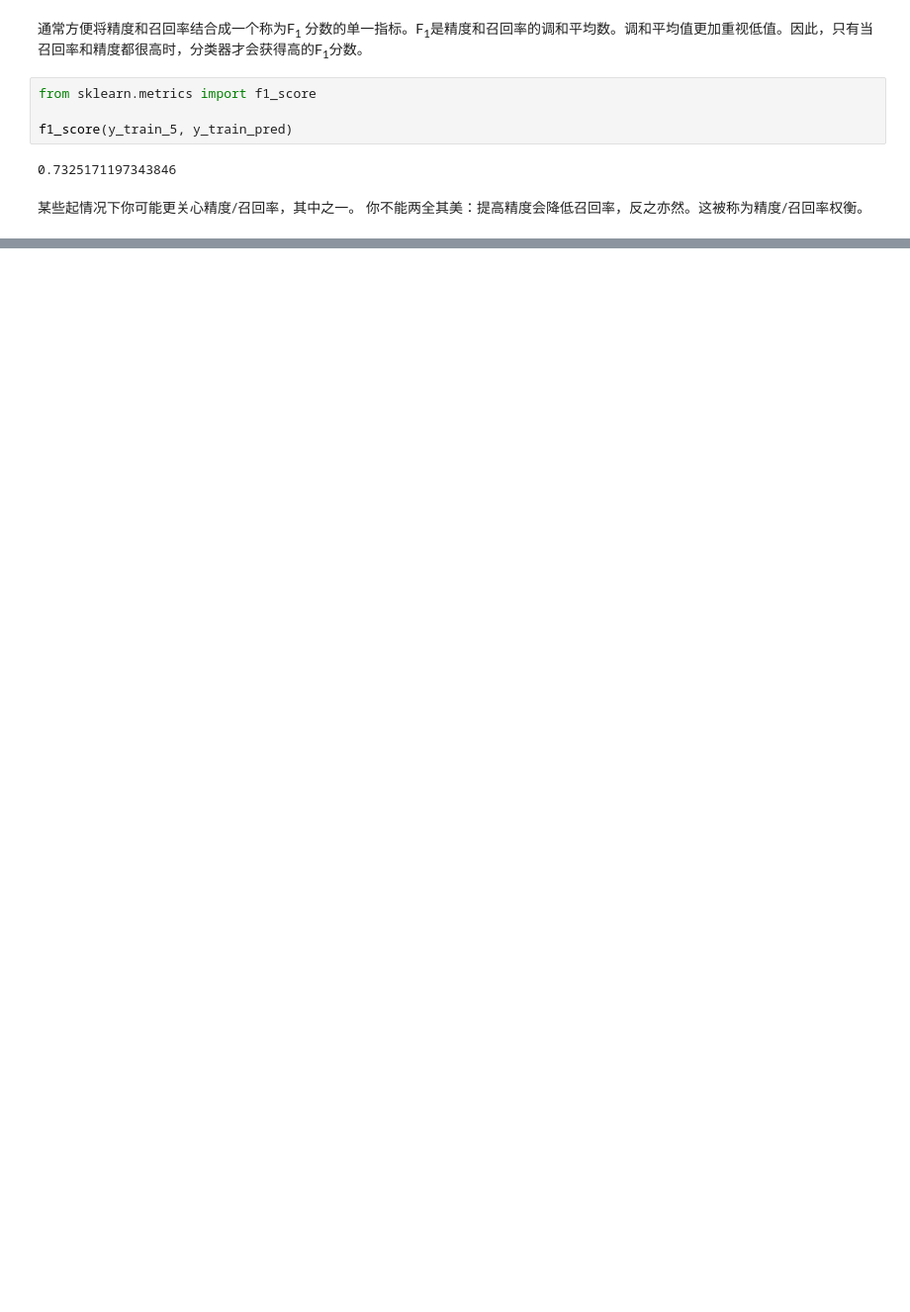
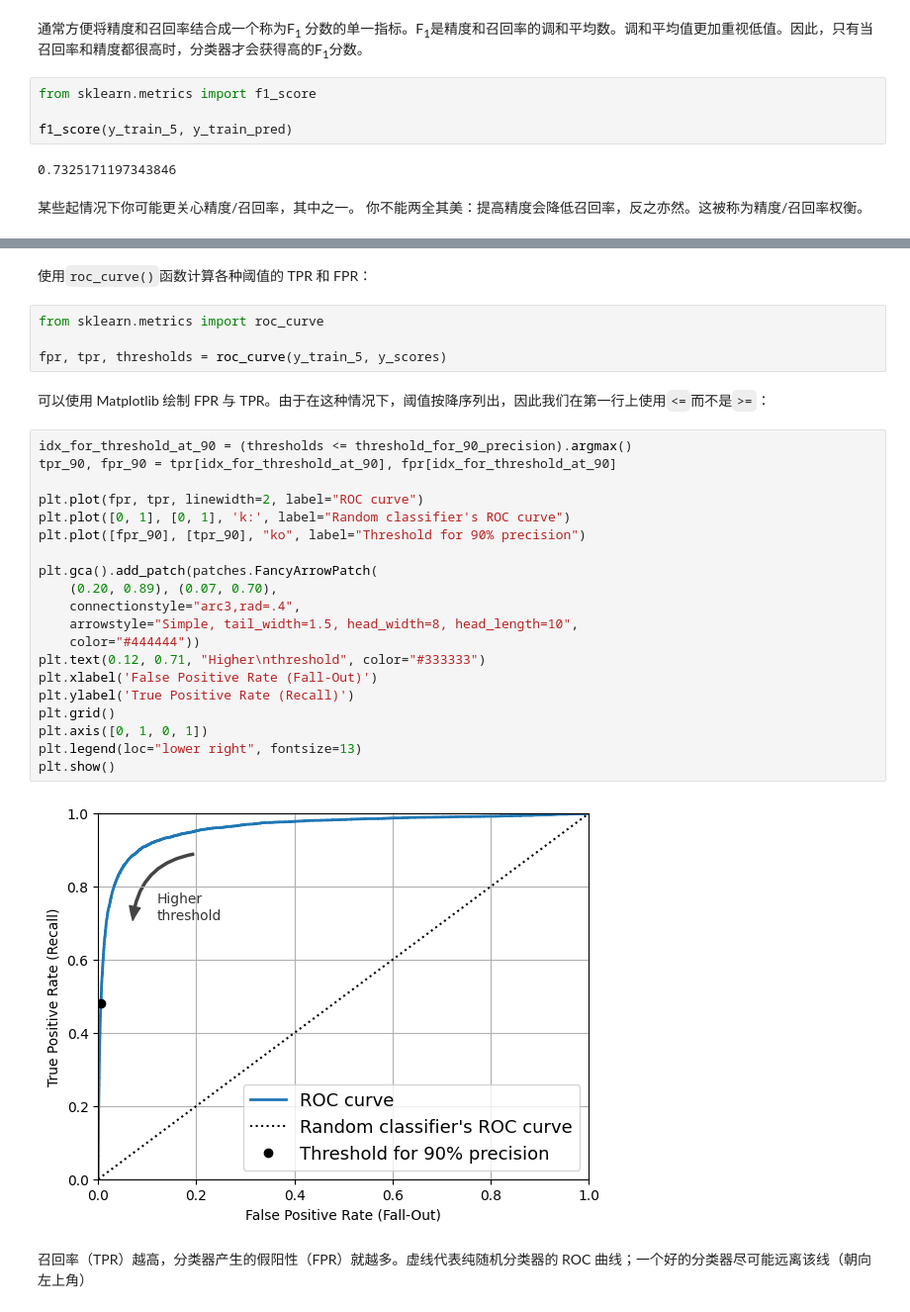
Before and after one commit to carlos19960601/mlnotes, a Jupyter notebook: hands-on-editionv3/03 Classification.ipynb, the cells around one changed output, grey strips where cells are left out. Shown: that part at 99% size. Cells and saved outputs as stored; diff of their text form; blank space fills up the shorter version.

```diff
--- a/hands-on-editionv3/03 Classification.ipynb
+++ b/hands-on-editionv3/03 Classification.ipynb
@@ -146,0 +277,32 @@ f1_score(y_train_5, y_train_pred)
+# %% [markdown]
+使用`roc_curve()`函数计算各种阈值的 TPR 和 FPR：
+# %%
+from sklearn.metrics import roc_curve
+
+fpr, tpr, thresholds = roc_curve(y_train_5, y_scores)
+# %% [markdown]
+可以使用 Matplotlib 绘制 FPR 与 TPR。由于在这种情况下，阈值按降序列出，因此我们在第一行上使用`<=`而不是`>=`：
+# %%
+idx_for_threshold_at_90 = (thresholds <= threshold_for_90_precision).argmax()
+tpr_90, fpr_90 = tpr[idx_for_threshold_at_90], fpr[idx_for_threshold_at_90]
+
+plt.plot(fpr, tpr, linewidth=2, label="ROC curve")
+plt.plot([0, 1], [0, 1], 'k:', label="Random classifier's ROC curve")
+plt.plot([fpr_90], [tpr_90], "ko", label="Threshold for 90% precision")
+
+plt.gca().add_patch(patches.FancyArrowPatch(
+    (0.20, 0.89), (0.07, 0.70),
+    connectionstyle="arc3,rad=.4",
+    arrowstyle="Simple, tail_width=1.5, head_width=8, head_length=10",
+    color="#444444"))
+plt.text(0.12, 0.71, "Higher\nthreshold", color="#333333")
+plt.xlabel('False Positive Rate (Fall-Out)')
+plt.ylabel('True Positive Rate (Recall)')
+plt.grid()
+plt.axis([0, 1, 0, 1])
+plt.legend(loc="lower right", fontsize=13)
+plt.show()
+# %% [output]
+[figure, added]
+# %% [markdown]
+召回率（TPR）越高，分类器产生的假阳性（FPR）就越多。虚线代表纯随机分类器的 ROC 曲线；一个好的分类器尽可能远离该线（朝向左上角）
```
Also changed, not shown: parts of 31 cells of this notebook, 2 other files.
